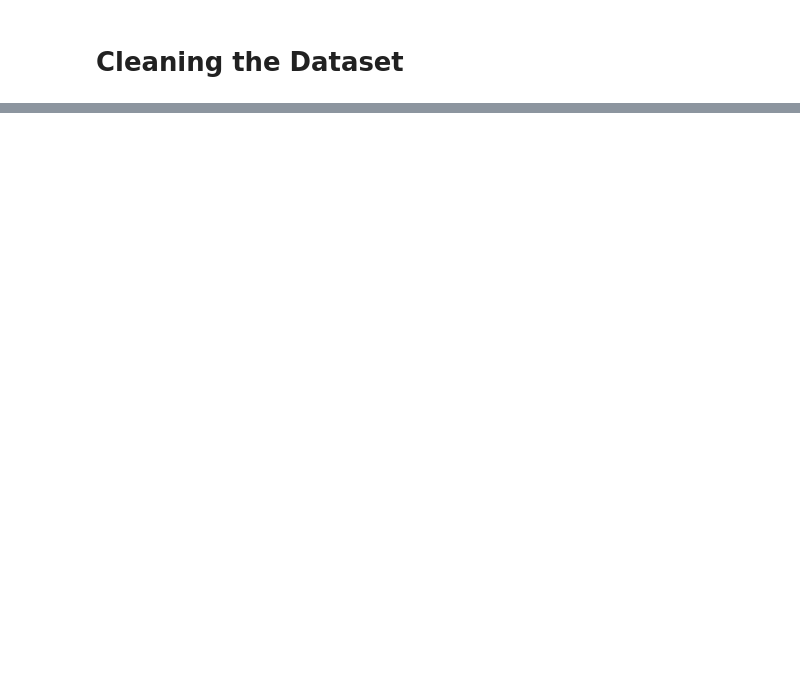
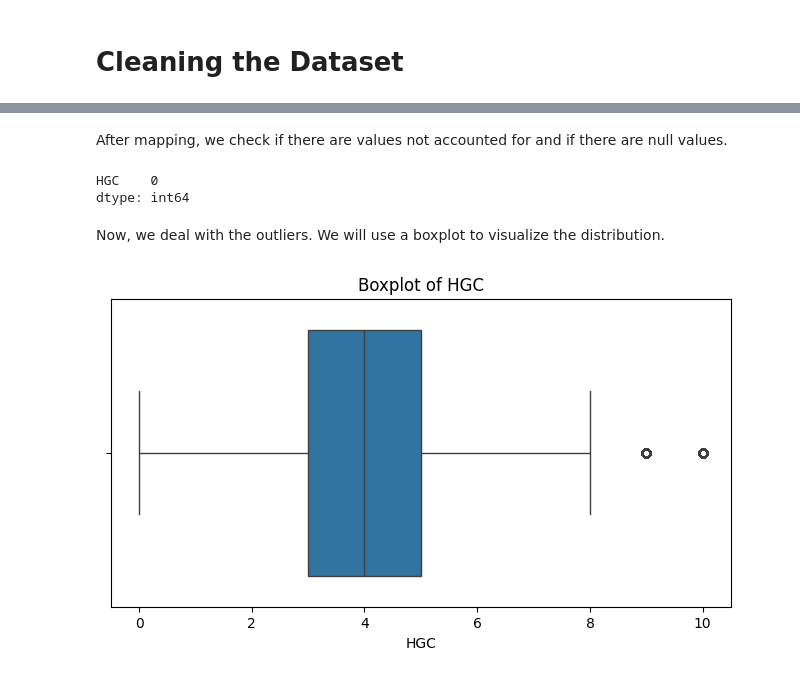
Before and after one commit to weeg16/STINTSY, a Jupyter notebook: main.ipynb, the cells around one changed output, grey strips where cells are left out. Saved outputs shown, nothing was run; the diff lists cells and outputs as text; code cells hidden in the pictures; blank space fills up the shorter version.

```diff
--- a/main.ipynb
+++ b/main.ipynb
@@ -78,6 +30,0 @@ Next, check if `NONAGRI_SAL` **+** `AGRI_SAL` **=** `WAGES`.
-# %%
-fies_df['WAGES_CHECK'] = fies_df['NONAGRI_SAL'] + fies_df['AGRI_SAL']
-
-inconsistent_rows = fies_df[fies_df['WAGES'] != fies_df['WAGES_CHECK']]
-
-print(inconsistent_rows)
@@ -161,4 +30,0 @@ plt.show()
-# %%
-fies_df['AGRI_SAL_LOG'] = np.log1p(fies_df['AGRI_SAL'])
-fies_df['NONAGRI_SAL_LOG'] = np.log1p(fies_df['NONAGRI_SAL'])
-fies_df['WAGES_LOG'] = np.log1p(fies_df['WAGES'])
@@ -171,0 +41,2 @@ plt.show()
+# %%
+selected_df = fies_df[["TOINC", "AGE", "SEX", "HGC", "JOB", "FSIZE"]].copy()
@@ -171,0 +107,20 @@ plt.show()
+# %%
+conditions = [
+    (selected_df["HGC"] == 0),
+    (selected_df["HGC"] == 10),
+    (selected_df["HGC"].between(210, 260)),
+    (selected_df["HGC"] == 280),
+    (selected_df["HGC"].between(310, 330)),
+    (selected_df["HGC"] == 350),
+    (selected_df["HGC"].between(410, 420)),
+    (selected_df["HGC"].between(501, 589)),
+    (selected_df["HGC"].between(810, 840)),
+    (selected_df["HGC"].between(601, 689)),
+    (selected_df["HGC"] >= 900)
+]
+
+values = [0, 1, 2, 3, 4, 5, 6, 7, 8, 9, 10]
+
+selected_df["HGC"] = np.select(conditions, values, default=np.nan)
+
+selected_df
@@ -171,0 +141,16 @@ plt.show()
+# %% [markdown]
+After mapping, we check if there are values not accounted for and if there are null values.
+# %%
+selected_df[["HGC"]].isnull().sum()
+# %% [output]
+HGC    0
+dtype: int64
+# %% [markdown]
+Now, we deal with the outliers. We will use a boxplot to visualize the distribution.
+# %%
+plt.figure(figsize=(8, 4))
+sns.boxplot(x=selected_df["HGC"])
+plt.title("Boxplot of HGC")
+plt.show()
+# %% [output]
+[figure, added]
```
Also changed, not shown: parts of 66 cells of this notebook.
